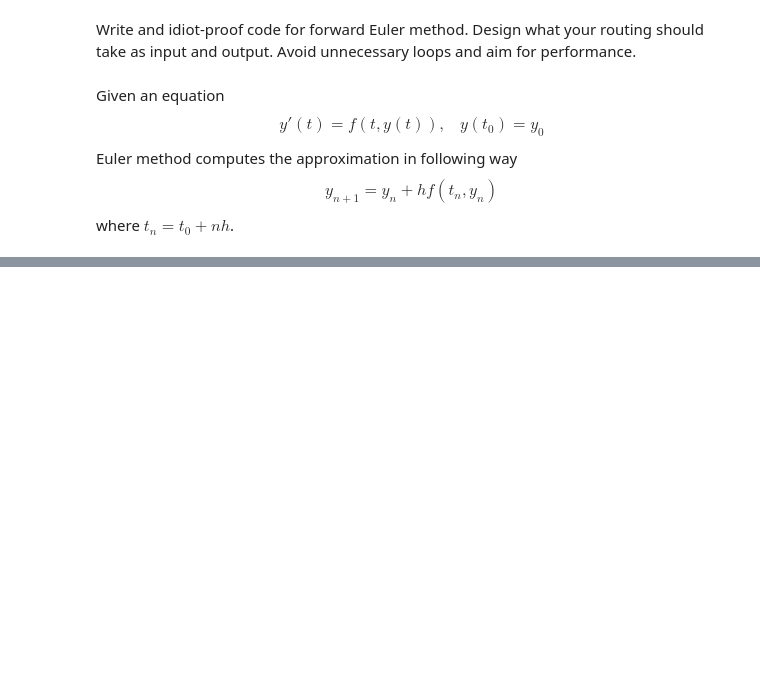
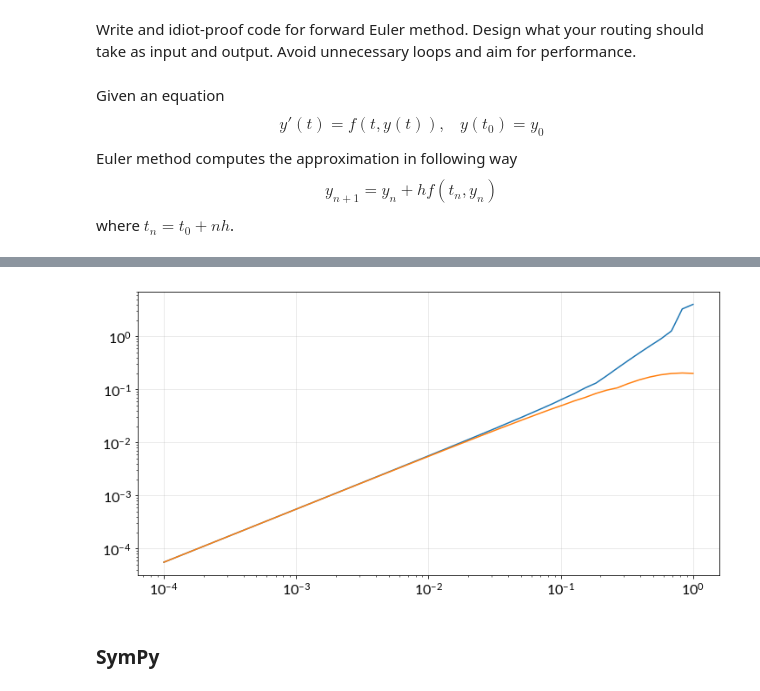
Before and after one commit to Nummulit/numerical-differential-eq, a Jupyter notebook: finite_differences_first_try.ipynb, the cells around one changed output, grey strips where cells are left out. Cells and saved outputs as stored; diff of their text form; code cells hidden in the pictures; blank space fills up the shorter version.

```diff
--- a/finite_differences_first_try.ipynb
+++ b/finite_differences_first_try.ipynb
@@ -194,0 +198,9 @@ plt.show()
+# %%
+hs = np.logspace(-4, 0)
+# %%
+errors_fe = []
+errors_be = []
+for h in hs:
+    domain = np.arange(0, 3, h)
+    errors_fe.append(np.max(np.abs(np.exp(-3 * domain) - forward_euler(func, domain, 1))))
+    errors_be.append(np.max(np.abs(np.exp(-3 * domain) - backward_euler(func, domain, 1))))
@@ -194,0 +209,7 @@ plt.show()
+# %%
+plt.loglog(hs, errors_fe)
+plt.loglog(hs, errors_be)
+plt.grid(alpha=0.3)
+plt.show()
+# %% [output]
+[figure, added]
@@ -194,0 +223,2 @@ plt.show()
+# %% [markdown]
+### SymPy
```
Also changed, not shown: parts of 35 cells of this notebook.
